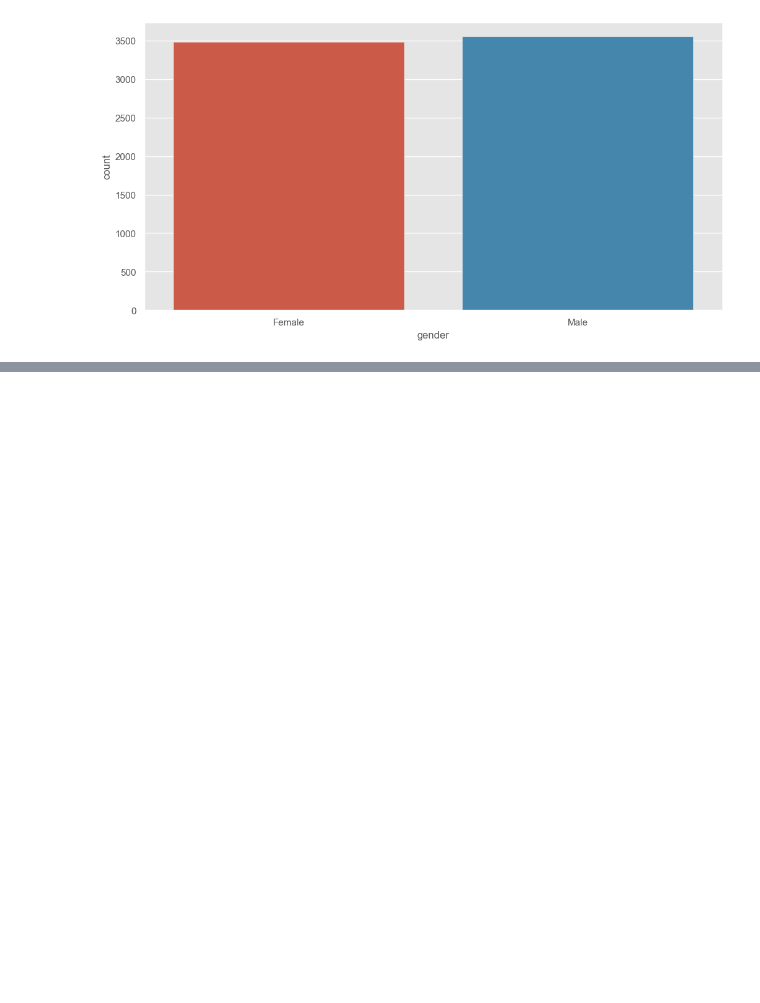
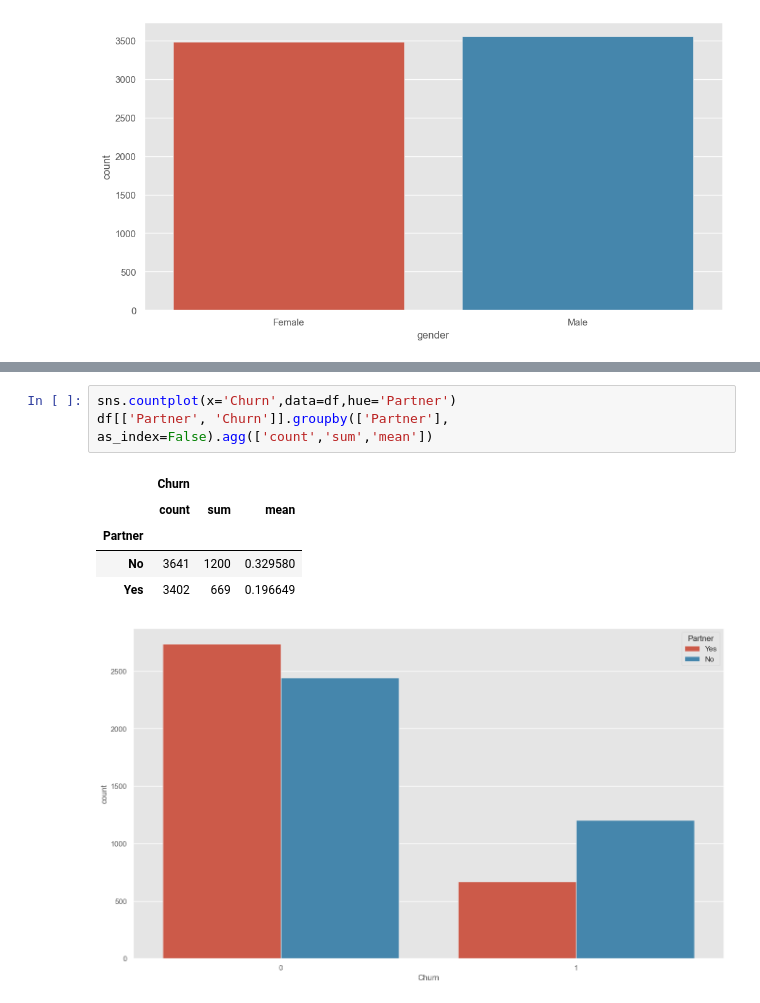
Before and after one commit to jdiegodmeza/ProyectoAnalisisPython, a Jupyter notebook: Trabajo Final_Juan Diego Diaz.ipynb, the cells around one changed output, grey strips where cells are left out. Cells and saved outputs as stored; diff of their text form; blank space fills up the shorter version.

```diff
--- a/Trabajo Final_Juan Diego Diaz.ipynb
+++ b/Trabajo Final_Juan Diego Diaz.ipynb
@@ -146,0 +196,10 @@ sns.countplot(x='Churn',data=df,hue='gender')
+# %%
+sns.countplot(x='Churn',data=df,hue='Partner')
+df[['Partner', 'Churn']].groupby(['Partner'], as_index=False).agg(['count','sum','mean'])
+# %% [output]
+|  | Churn |  |  |
+|  | count | sum | mean |
+| Partner |  |  |  |
+| No | 3641 | 1200 | 0.329580 |
+| Yes | 3402 | 669 | 0.196649 |
+[figure, added]
```
Also changed, not shown: parts of 39 cells of this notebook.
